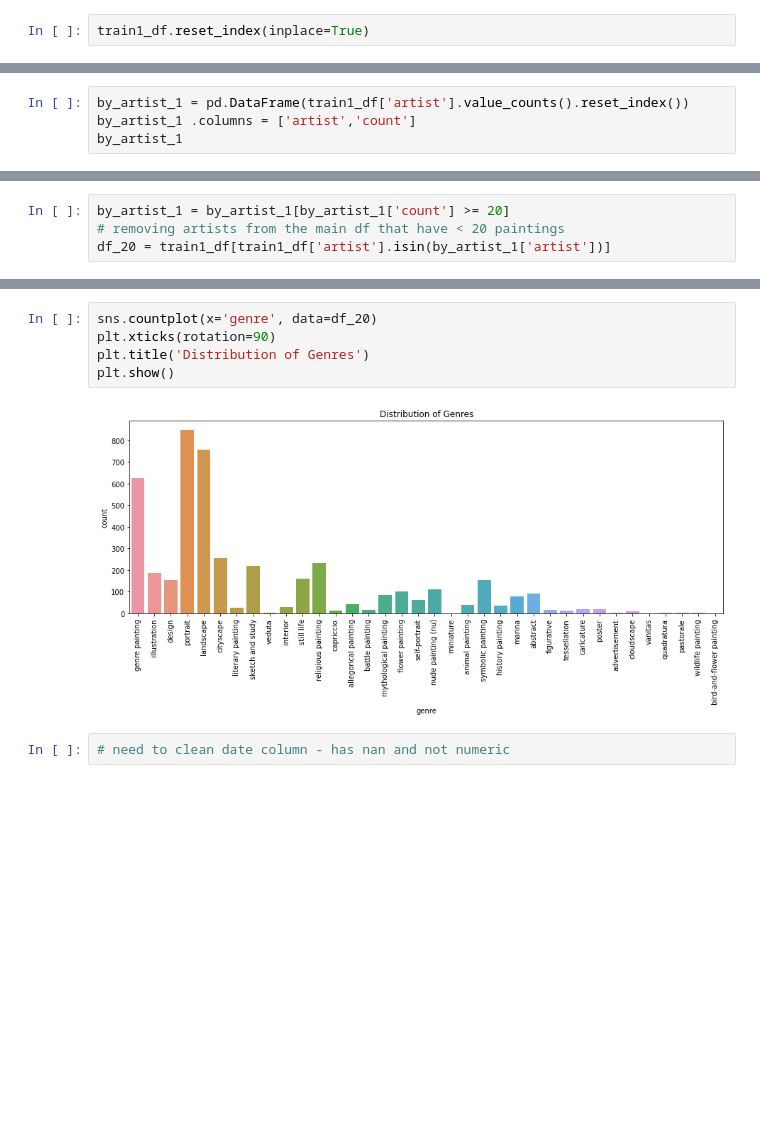
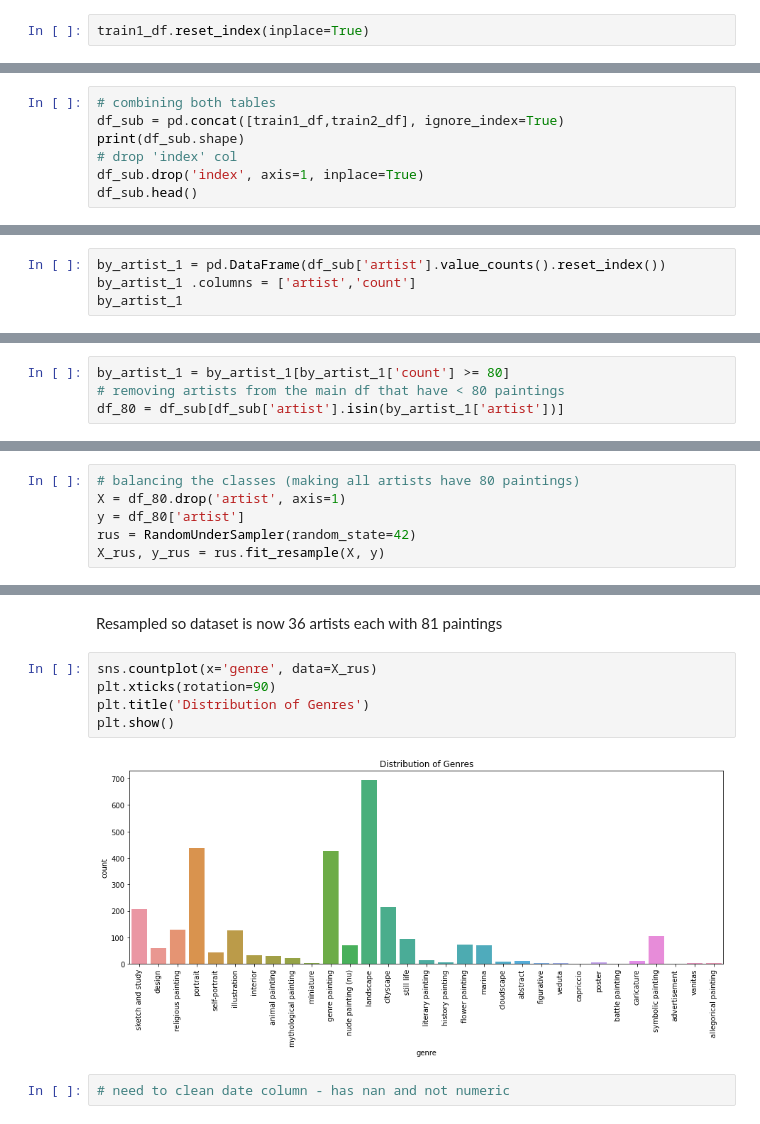
Before and after one commit to Aditikk00/artist-identification, a Jupyter notebook: FinalProj.ipynb, the cells around one changed output, grey strips where cells are left out. Cells and saved outputs as stored; diff of their text form; blank space fills up the shorter version.

```diff
--- a/FinalProj.ipynb
+++ b/FinalProj.ipynb
@@ -117,0 +146,7 @@ train1_df.shape
+# %%
+# combining both tables
+df_sub = pd.concat([train1_df,train2_df], ignore_index=True)
+print(df_sub.shape)
+# drop 'index' col
+df_sub.drop('index', axis=1, inplace=True)
+df_sub.head()
@@ -144,5 +221,5 @@ __largest number of paintings per artist in train_1 is 70 (compared to 500 in en
 # %%
-by_artist_1 = pd.DataFrame(train1_df['artist'].value_counts().reset_index())
+by_artist_1 = pd.DataFrame(df_sub['artist'].value_counts().reset_index())
 by_artist_1 .columns = ['artist','count']
 by_artist_1
 # %% [output]
@@ -175,4 +252,4 @@ len(by_artist_1[by_artist_1['count'] >= 20])
 # %%
-by_artist_1 = by_artist_1[by_artist_1['count'] >= 20]
-# removing artists from the main df that have < 20 paintings
-df_20 = train1_df[train1_df['artist'].isin(by_artist_1['artist'])]
+by_artist_1 = by_artist_1[by_artist_1['count'] >= 80]
+# removing artists from the main df that have < 80 paintings
+df_80 = df_sub[df_sub['artist'].isin(by_artist_1['artist'])]
@@ -191,0 +291,6 @@ __df_20 has data in train_1 with artists having >= 20 paintings (max = 70)__
+# %%
+# balancing the classes (making all artists have 80 paintings)
+X = df_80.drop('artist', axis=1)
+y = df_80['artist']
+rus = RandomUnderSampler(random_state=42)
+X_rus, y_rus = rus.fit_resample(X, y)
@@ -192,9 +321,11 @@ __df_20 has data in train_1 with artists having >= 20 paintings (max = 70)__
+# %% [markdown]
+Resampled so dataset is now 36 artists each with 81 paintings
 # %%
-sns.countplot(x='genre', data=df_20)
+sns.countplot(x='genre', data=X_rus)
 plt.xticks(rotation=90)
 plt.title('Distribution of Genres')
 plt.show()
 # %% [output]
-[figure, old version]
+[figure, new version]
 # %%
 # need to clean date column - has nan and not numeric
```
Also changed, not shown: parts of 26 cells of this notebook, 1 other file.
